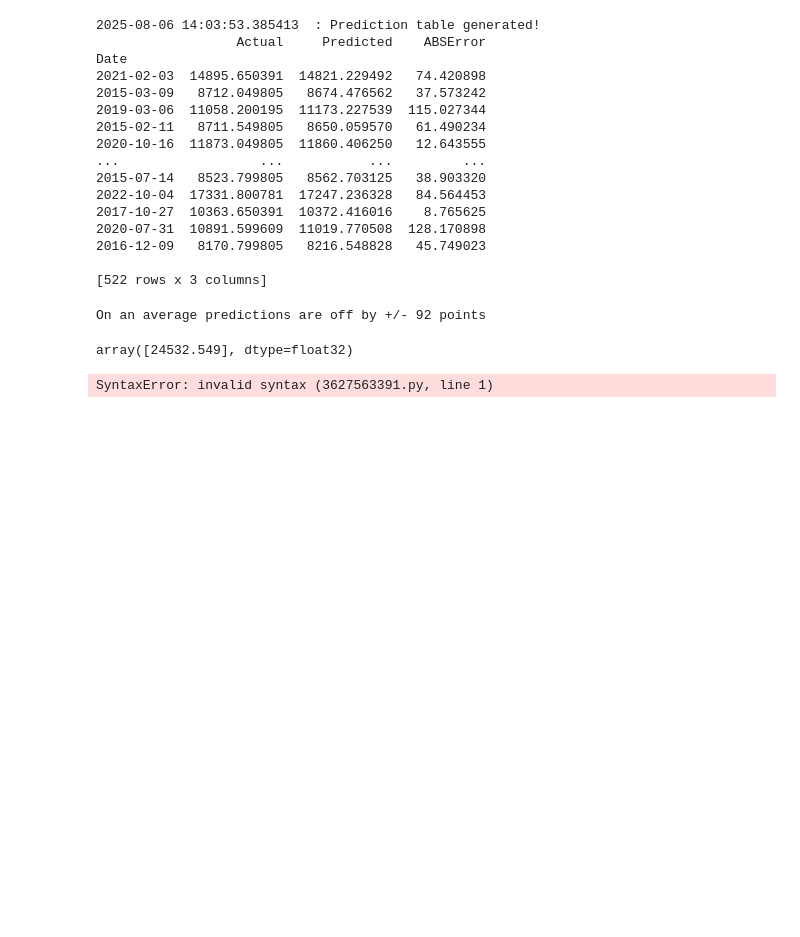
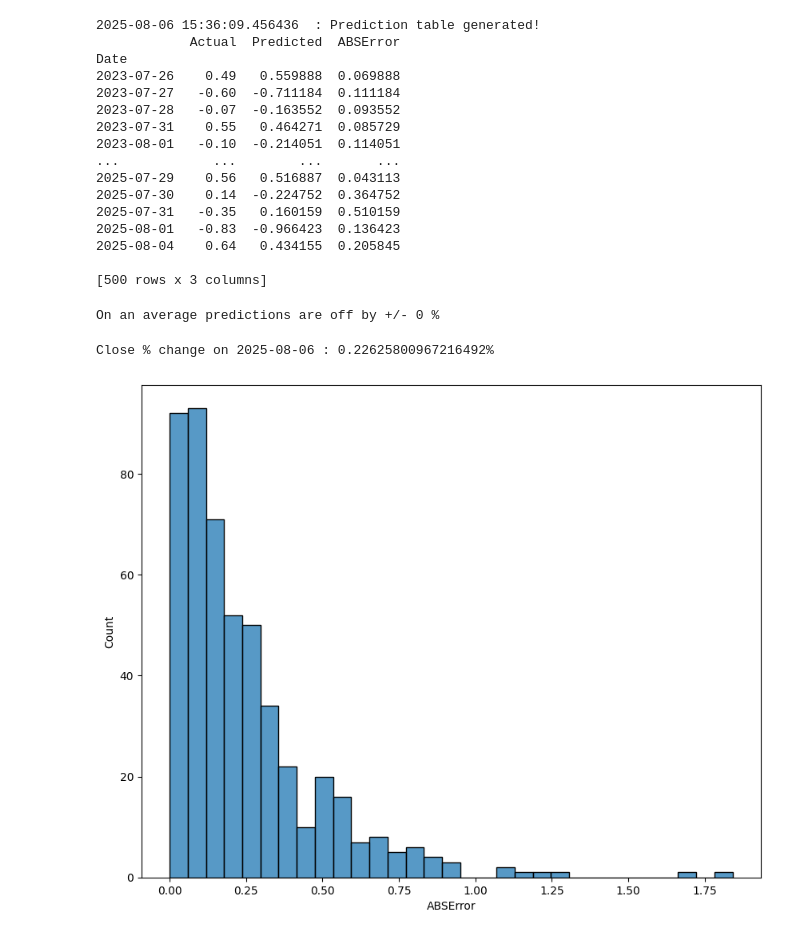
Before and after one commit to hrishi331/market_price_action_V1, a Jupyter notebook: CodeFiles/base_refined.ipynb, the cells around one changed output. Saved outputs shown, nothing was run; the diff lists cells and outputs as text; code cells hidden in the pictures; blank space fills up the shorter version.

Commit message:
made data non stationary

```diff
--- a/CodeFiles/base_refined.ipynb
+++ b/CodeFiles/base_refined.ipynb
@@ -15,6 +15,6 @@ from sklearn.metrics import root_mean_squared_error
 # Inputs
 # Date input
 from_date = datetime.date(year=2015,month=1,day=1).strftime("%Y-%m-%d")
-to_date = datetime.date(year=2025,month=8,day=6).strftime("%Y-%m-%d")
+to_date = (datetime.date(year=2025,month=8,day=6)).strftime("%Y-%m-%d")
 print(datetime.datetime.now(),' : Date inputs taken!')
 # %% [output]
@@ -24,6 +24,12 @@ df = yf.download('^NSEI',start=from_date,end=to_date)
 df.columns = ['CLOSE','HIGH','LOW','OPEN','VOLUME']
 df.drop('VOLUME',axis=1,inplace=True)
 df['Date'] = df.index
+
+for i in ['CLOSE','HIGH','LOW','OPEN']:
+    df[i] = round((df[i]-df[i].shift(1))/df[i]*100,2)
+
 print(datetime.datetime.now(),' : Data loaded and featured configured!')
+df = df[-2501:]
+df
 # %% [output]
 [*********************100%***********************]  1 of 1 completed
@@ -31,18 +51,15 @@ print(datetime.datetime.now(),' : Data loaded and featured configured!')
 # %%
 # Additional feature generation
-for k in [5,30]:
+for k in [5,15,30,90]:
     for j in ['OPEN','HIGH','LOW','CLOSE']:
-        minl = []
-        maxl = []
+        avg = []
         for i in range(df.shape[0]):
-            minimum = df[j].iloc[i:i+k].min()
-            maximum = df[j].iloc[i:i+k].max()
-            minl.append(minimum)
-            maxl.append(maximum)
-        df[f'{j}_{k}daylow'] = minl
-        df[f'{j}_{k}dayhigh'] = maxl
+            average = df[j].iloc[i:i+k].mean()
+            avg.append(average)
 
-df['CLOSE'] = df['CLOSE'].shift(-1)
+        df[f'{j}_{k}dayMean'] = average
+
+
 df['NXT_OPEN'] = df['OPEN'].shift(-1)
 print(datetime.datetime.now(),' : Additional features generated!')
 # %% [output]
@@ -64,6 +99,8 @@ print(datetime.datetime.now(),' : X_sample generated!')
 # %%
 # train test data generation
 X_train,X_test,y_train,y_test = train_test_split(df.drop('CLOSE',axis=1),df['CLOSE'],
-                                                 test_size=0.2,random_state=11)
+                                                 test_size=0.2,random_state=11,
+                                                 shuffle=False)
+
 print(datetime.datetime.now(),' : Train/test data generated!')
 # %% [output]
@@ -104,32 +141,38 @@ print(datetime.datetime.now(),' : Prediction table generated!')
 
 print(pred_table)
 # %% [output]
-2025-08-06 14:03:53.385413  : Prediction table generated!
-                  Actual     Predicted    ABSError
+2025-08-06 15:36:09.456436  : Prediction table generated!
+            Actual  Predicted  ABSError
 Date
-2021-02-03  14895.650391  14821.229492   74.420898
-2015-03-09   8712.049805   8674.476562   37.573242
-2019-03-06  11058.200195  11173.227539  115.027344
-2015-02-11   8711.549805   8650.059570   61.490234
-2020-10-16  11873.049805  11860.406250   12.643555
-...                  ...           ...         ...
-2015-07-14   8523.799805   8562.703125   38.903320
-2022-10-04  17331.800781  17247.236328   84.564453
-2017-10-27  10363.650391  10372.416016    8.765625
-2020-07-31  10891.599609  11019.770508  128.170898
-2016-12-09   8170.799805   8216.548828   45.749023
+2023-07-26    0.49   0.559888  0.069888
+2023-07-27   -0.60  -0.711184  0.111184
+2023-07-28   -0.07  -0.163552  0.093552
+2023-07-31    0.55   0.464271  0.085729
+2023-08-01   -0.10  -0.214051  0.114051
+...            ...        ...       ...
+2025-07-29    0.56   0.516887  0.043113
+2025-07-30    0.14  -0.224752  0.364752
+2025-07-31   -0.35   0.160159  0.510159
+2025-08-01   -0.83  -0.966423  0.136423
+2025-08-04    0.64   0.434155  0.205845
 
-[522 rows x 3 columns]
+[500 rows x 3 columns]
 # %%
 avg_error = pred_table['ABSError'].mean()
-print(f'On an average predictions are off by +/- {int(avg_error)} points')
+print(f'On an average predictions are off by +/- {int(avg_error)} %')
 # %% [output]
-On an average predictions are off by +/- 92 points
+On an average predictions are off by +/- 0 %
 # %%
-model.predict(np.array(X_sample))
+sample_pred = model.predict(np.array(X_sample))[0]
+
+print(f"Close % change on {to_date} : {sample_pred}%")
 # %% [output]
-array([24532.549], dtype=float32)
+Close % change on 2025-08-06 : 0.22625800967216492%
-# %%
-np.array(X_sample)model.feature_names_in_
-# %% [output]
-SyntaxError: invalid syntax (3627563391.py, line 1)
+# %%
+data = pred_table.reset_index()
+
+plt.figure(figsize=(10,8))
+sns.histplot(pred_table['ABSError'])
+plt.show()
+# %% [output]
+[figure, added]
```
Also changed, not shown: parts of 11 cells of this notebook.
